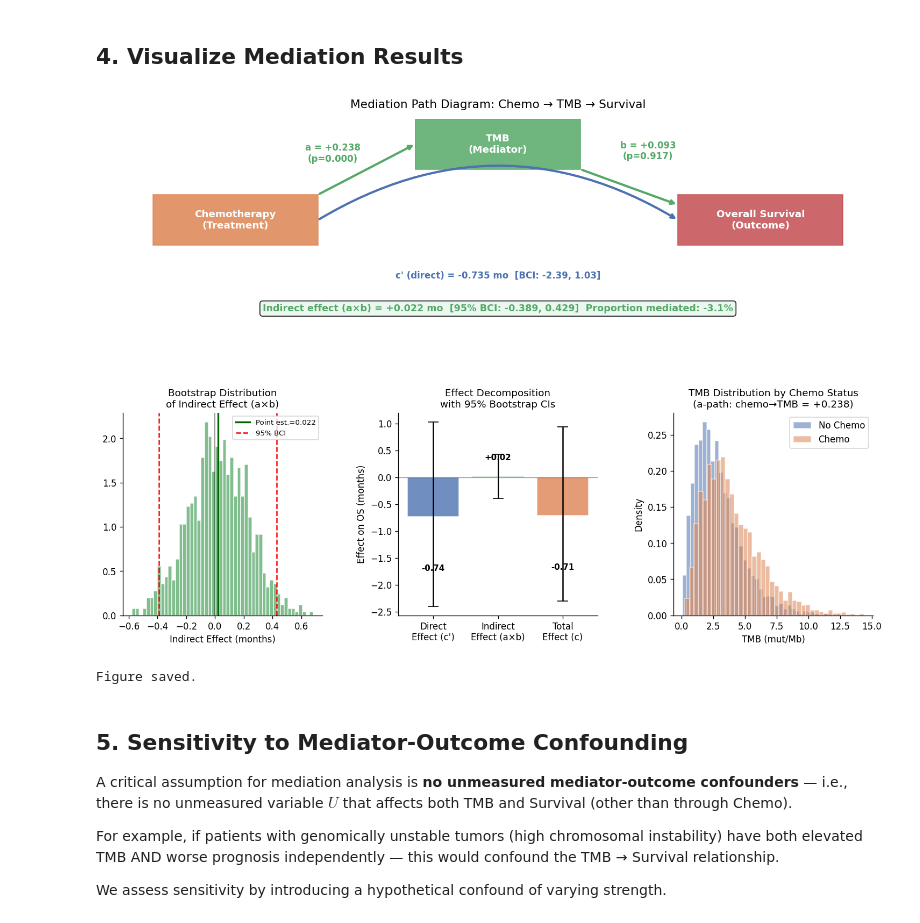
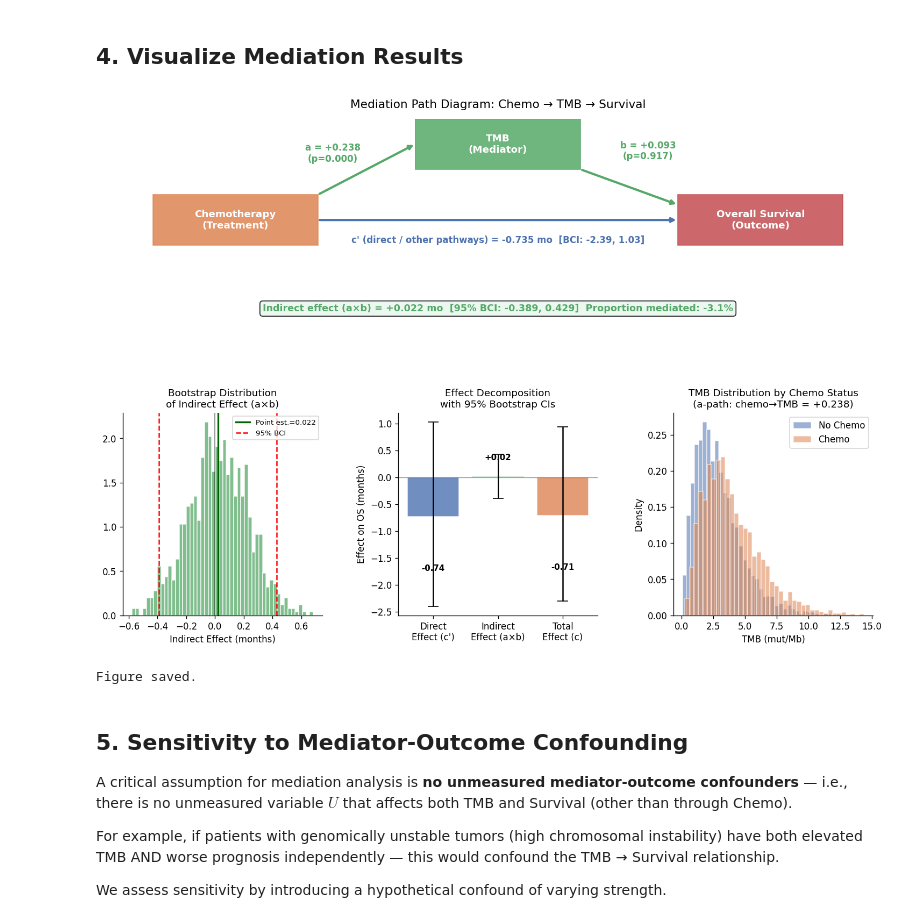
Before and after one commit to zhuy16/causal_inference_oncology, a Jupyter notebook: notebooks/04_mediation_analysis.ipynb, the cells around one changed output. Saved outputs shown, nothing was run; the diff lists cells and outputs as text; code cells hidden in the pictures.

Commit message:
NB04 + README: straight c-path arrow, subgroup mediation figure added to README At a Glance

```diff
--- a/notebooks/04_mediation_analysis.ipynb
+++ b/notebooks/04_mediation_analysis.ipynb
@@ -335,7 +335,6 @@ ax_dag.set_ylim(0, 4)
 ax_dag.axis('off')
 ax_dag.set_title('Mediation Path Diagram: Chemo → TMB → Survival', fontsize=13, pad=12)
 
-# Boxes
 def draw_box(ax, x, y, w, h, label, color='#4C72B0', fontsize=11):
     rect = plt.Rectangle((x - w/2, y - h/2), w, h,
                             color=color, alpha=0.85, zorder=3)
@@ -347,21 +346,23 @@ draw_box(ax_dag, 1.5, 2.0, 2.2, 1.0, 'Chemotherapy\n(Treatment)', '#DD8452')
 draw_box(ax_dag, 5.0, 3.5, 2.2, 1.0, 'TMB\n(Mediator)',            '#55A868')
 draw_box(ax_dag, 8.5, 2.0, 2.2, 1.0, 'Overall Survival\n(Outcome)', '#C44E52')
 
-# Arrows and labels
+# a-path arrow
 ax_dag.annotate('', xy=(5.0 - 1.1, 3.5), xytext=(1.5 + 1.1, 2.0 + 0.5),
                  arrowprops=dict(arrowstyle='->', color='#55A868', lw=2.5))
 ax_dag.text(2.8, 3.15, f'a = {a_path:+.3f}\n(p={a_path_p:.3f})', ha='center',
              fontsize=10, color='#55A868', fontweight='bold')
 
+# b-path arrow
 ax_dag.annotate('', xy=(8.5 - 1.1, 2.0 + 0.3), xytext=(5.0 + 1.1, 3.5 - 0.5),
                  arrowprops=dict(arrowstyle='->', color='#55A868', lw=2.5))
 ax_dag.text(7.0, 3.2, f'b = {b_path:+.3f}\n(p={b_path_p:.3f})', ha='center',
              fontsize=10, color='#55A868', fontweight='bold')
 
+# c' direct arrow — straight, below TMB box
+# (direct path may operate through any unmeasured mechanism, not specifically TMB)
 ax_dag.annotate('', xy=(8.5 - 1.1, 2.0), xytext=(1.5 + 1.1, 2.0),
-                 arrowprops=dict(arrowstyle='->', color='#4C72B0', lw=2.5,
-                                  connectionstyle='arc3,rad=-0.3'))
-ax_dag.text(5.0, 0.85, f"c' (direct) = {c_prime:+.3f} mo  [BCI: {de_ci_lo:.2f}, {de_ci_hi:.2f}]",
+                 arrowprops=dict(arrowstyle='->', color='#4C72B0', lw=2.5))
+ax_dag.text(5.0, 1.55, f"c' (direct / other pathways) = {c_prime:+.3f} mo  [BCI: {de_ci_lo:.2f}, {de_ci_hi:.2f}]",
              ha='center', fontsize=10, color='#4C72B0', fontweight='bold')
 
 ax_dag.text(5.0, 0.2,
@@ -387,34 +388,34 @@ components = ['Direct\nEffect (c\')', 'Indirect\nEffect (a×b)', 'Total\nEffect
 vals   = [c_prime, ie_coef, c_total]
 errs_lo = [c_prime - de_ci_lo, ie_coef - ie_ci_lo, c_total - te_ci_lo]
 errs_hi = [de_ci_hi - c_prime, ie_ci_hi - ie_coef, te_ci_hi - c_total]
 cols_bar = ['#4C72B0', '#55A868', '#DD8452']
 bars = ax_bar.bar(components, vals, color=cols_bar, alpha=0.8, edgecolor='white')
 ax_bar.errorbar(components, vals, yerr=[errs_lo, errs_hi],
                   fmt='none', color='black', capsize=6, lw=1.5)
 ax_bar.axhline(0, color='black', lw=0.8, alpha=0.4)
 for bar, v in zip(bars, vals):
     ax_bar.text(bar.get_x() + bar.get_width()/2,
                  v + (0.3 if v >= 0 else -1.0),
                  f'{v:+.2f}', ha='center', fontsize=9, fontweight='bold')
 ax_bar.set_ylabel('Effect on OS (months)')
 ax_bar.set_title('Effect Decomposition\nwith 95% Bootstrap CIs', fontsize=11)
 
 # ---- Panel D: TMB distribution by chemo ----
 ax_tmb = fig.add_subplot(gs[1, 2])
 for chemo_val, label, col in [(0, 'No Chemo', '#4C72B0'), (1, 'Chemo', '#DD8452')]:
     d = df_med.loc[df_med['CHEMO'] == chemo_val, 'TMB'].clip(0, 50)
     ax_tmb.hist(d, bins=40, alpha=0.55, label=label, color=col,
                   edgecolor='white', density=True)
 ax_tmb.set_xlabel('TMB (mut/Mb)')
 ax_tmb.set_ylabel('Density')
 ax_tmb.set_title(f'TMB Distribution by Chemo Status\n(a-path: chemo→TMB = {a_path:+.3f})', fontsize=11)
 ax_tmb.legend()
 
 plt.savefig(os.path.join(FIGURES_DIR, '04_mediation_analysis.png'), dpi=150, bbox_inches='tight')
 plt.show()
 print('Figure saved.')
 # %% [output]
-[figure, old version]
+[figure, new version]
 Figure saved.
 # %% [markdown]
 ## 5. Sensitivity to Mediator-Outcome Confounding
```
Also changed, not shown: parts of 1 cell of this notebook, 3 other files.
